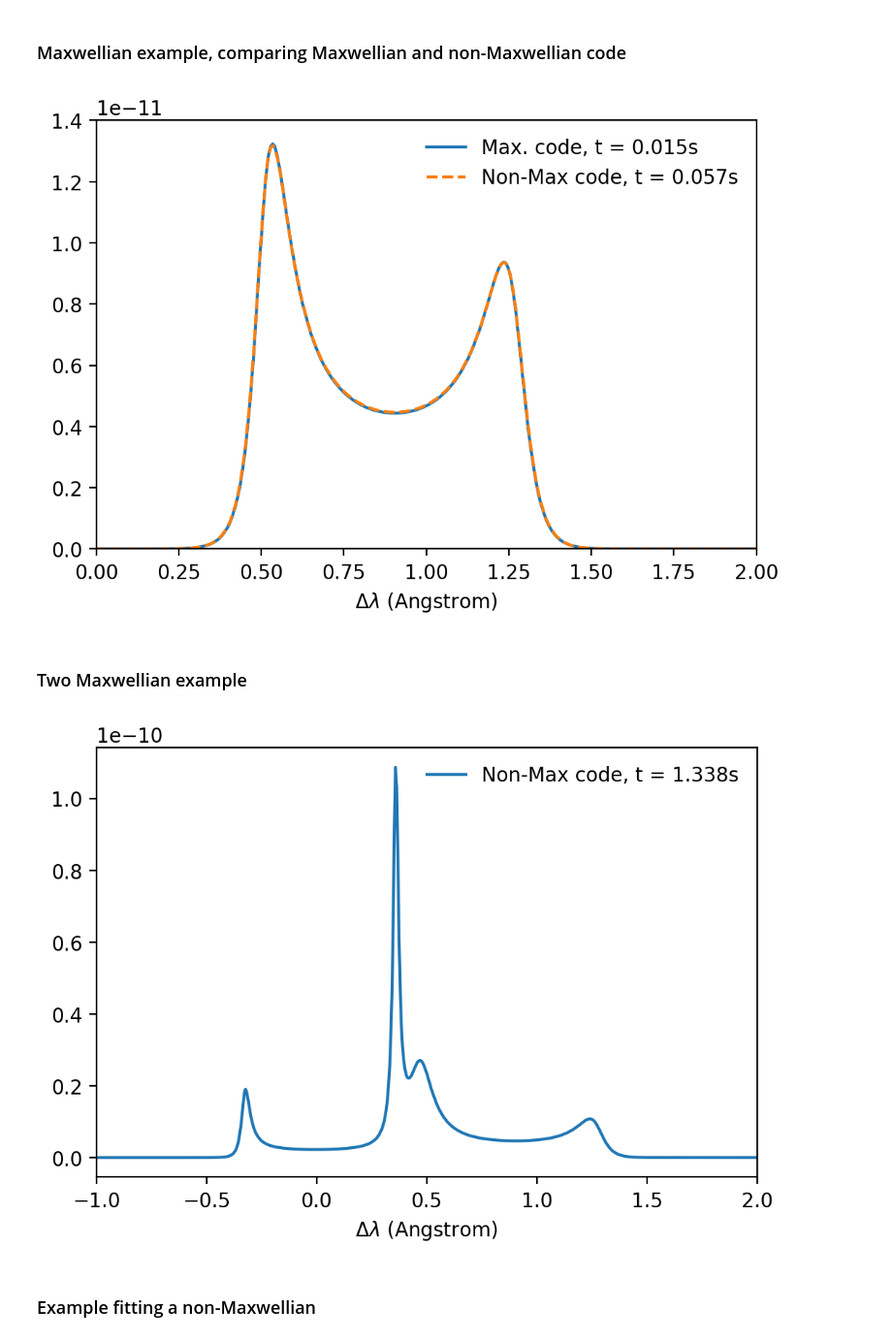
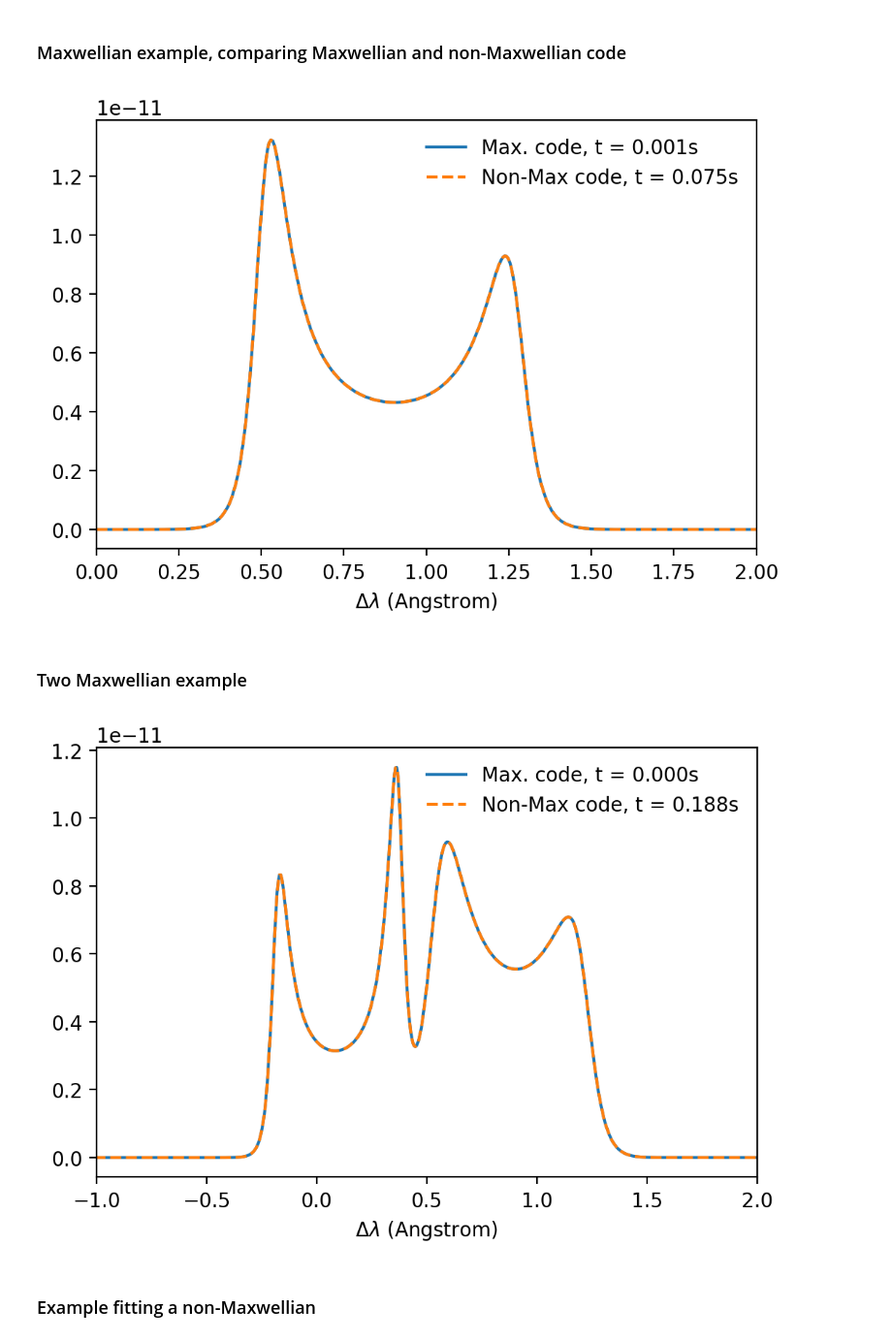
Before and after one commit to aidancrilly/Thomson-Scattering-Cross-Section-Calculator, a Jupyter notebook: PYTHON Code/OTSax/examples/IAWFitExample.ipynb, the cells around one changed output. Shown at 97% size. Drawn from its saved outputs; the diff is of its cells as text; code cells hidden in the pictures.

```diff
--- a/PYTHON Code/OTSax/examples/IAWFitExample.ipynb
+++ b/PYTHON Code/OTSax/examples/IAWFitExample.ipynb
@@ -29,4 +47,4 @@ def DoubleIonMax(v,vi_1,Ti_1,vi_2,Ti_2,Ai):
     sig2 = Ti_2/(Ai*amu_eV)
     norm = jnp.sqrt(2*jnp.pi*sig2)
     Max2 = jnp.exp(-0.5*(v-vi_2)**2/sig2)/norm
-    return Max1+Max2
+    return 0.5*(Max1+Max2)
@@ -83,22 +75,26 @@ ve = 50.0e3/sc.c
 vi = -50.0e3/sc.c
 Ti = 20.0
 
-inputs = omg,sa,omgL,Ai,flytab
-electron_params = ne,Te,ve
-max_ion_params = vi,Ti
 fion = create_dist_func_dict(IonMax,*[vi,Ti,Ai])
+felec = create_Max_dist_func_dict(ve,Te,me)
+
+laser_params = {'omega' : omg, 'laser omega' : omgL, 'scattering angle' : sa}
+electron_params = {'ne' : ne, 'Te' : Te, 've' : ve, 'isMax' : True, 'dists' : felec}
+Z = flytab.interp(ne,Te)
+Max_ion_params = [{'Z' : Z, 'Ai' : Ai, 'vi' : vi,'Ti' : Ti, 'frac' : 1.0, 'isMax' : True, 'dists' : fion},]
+nonMax_ion_params = [{'Z' : Z, 'Ai' : Ai, 'vi' : jnp.nan,'Ti' : jnp.nan, 'frac' : 1.0, 'isMax' : False, 'dists' : fion},]
 
 from time import time
 # Allow JITing
-skw_max = calc_skw_Max(inputs,electron_params,max_ion_params)
+skw_max = calc_S_kw(laser_params,electron_params,Max_ion_params,1)
 start = time()
-skw_max = calc_skw_Max(inputs,electron_params,max_ion_params)
+skw_max = calc_S_kw(laser_params,electron_params,Max_ion_params,1)
 max_time = time()-start
 
 # Allow JITing
-skw_nonmax = calc_skw_nonMax(inputs,electron_params,fion)
+skw_nonmax = calc_S_kw(laser_params,electron_params,nonMax_ion_params,1)
 start = time()
-skw_nonmax = calc_skw_nonMax(inputs,electron_params,fion)
+skw_nonmax = calc_S_kw(laser_params,electron_params,nonMax_ion_params,1)
 nonmax_time = time()-start
 # %%
 plt.figure(dpi=200)
@@ -110,11 +106,11 @@ plt.legend(frameon=False)
 
 plt.xlim(0.0,2.0)
 plt.xlabel(r"$\Delta \lambda$ (Angstrom)")
-plt.ylim(0.0,1.4e-11)
+# plt.ylim(0.0,1.4e-11)
 
 plt.show()
 # %% [output]
-[figure, old version]
+[figure, new version]
 # %% [markdown]
 ### Two Maxwellian example
 # %%
@@ -125,30 +121,41 @@ ve = 00.0e3/sc.c
 vi_1 = -50.0e3/sc.c
 Ti_1 = 20.0
 
-vi_2 = 0.0e3/sc.c
+vi_2 = -5.0e3/sc.c
 Ti_2 = 10.0
 
-inputs = omg,sa,omgL,Ai,flytab
-electron_params = ne,Te,ve
 fion = create_dist_func_dict(DoubleIonMax,*[vi_1,Ti_1,vi_2,Ti_2,Ai])
 
+electron_params = {'ne' : ne, 'Te' : Te, 've' : ve, 'isMax' : True, 'dists' : felec}
+Max_ion_params = [{'Z' : Z, 'Ai' : Ai, 'vi' : vi_1,'Ti' : Ti_1, 'frac' : 0.5, 'isMax' : True, 'dists' : fion},
+                  {'Z' : Z, 'Ai' : Ai, 'vi' : vi_2,'Ti' : Ti_2, 'frac' : 0.5, 'isMax' : True, 'dists' : fion}]
+nonMax_ion_params = [{'Z' : Z, 'Ai' : Ai, 'vi' : jnp.nan,'Ti' : jnp.nan, 'frac' : 1.0, 'isMax' : False, 'dists' : fion},]
+
+
 # Allow JITing
+skw_nonmax = calc_S_kw(laser_params,electron_params,nonMax_ion_params,1)
 start = time()
-skw_nonmax = calc_skw_nonMax(inputs,electron_params,fion)
+skw_nonmax = calc_S_kw(laser_params,electron_params,nonMax_ion_params,1)
 nonmax_time = time()-start
+
+skw_max = calc_S_kw(laser_params,electron_params,Max_ion_params,2)
+start = time()
+skw_max = calc_S_kw(laser_params,electron_params,Max_ion_params,2)
+max_time = time()-start
 # %%
 plt.figure(dpi=200)
 
-plt.plot(wlsim_ang,skw_nonmax,label=f'Non-Max code, t = {nonmax_time:.3f}s')
+plt.plot(wlsim_ang,skw_max,label=f'Max. code, t = {max_time:.3f}s')
+plt.plot(wlsim_ang,skw_nonmax,ls='--',label=f'Non-Max code, t = {nonmax_time:.3f}s')
 
 plt.legend(frameon=False)
 
 plt.xlim(-1.0,2.0)
 plt.xlabel(r"$\Delta \lambda$ (Angstrom)")
 
 plt.show()
 # %% [output]
-[figure, old version]
+[figure, new version]
 # %% [markdown]
 ### Example fitting a non-Maxwellian
 # %%
```
Also changed, not shown: parts of 7 cells of this notebook, 5 other files.
